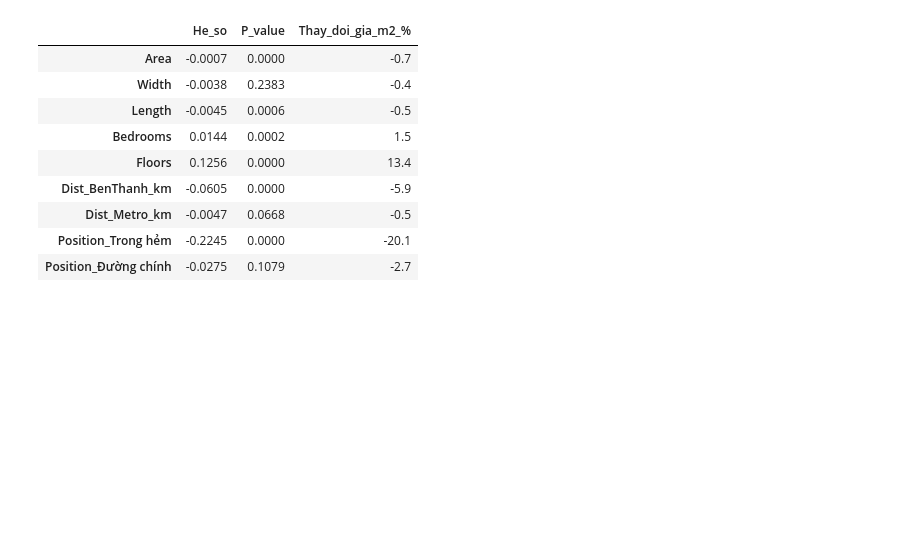
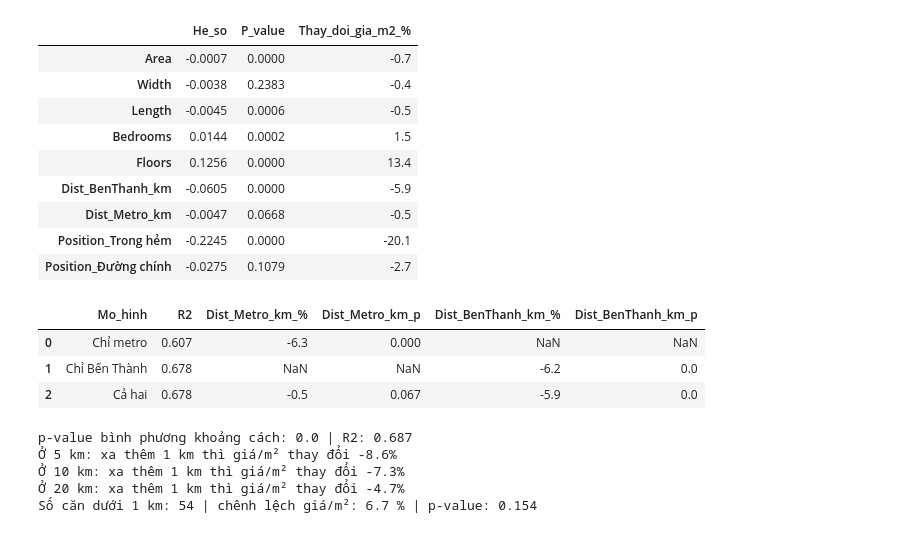
Before and after one commit to VuHuyen-Khanh/HCM-housing-price-analysis, a Jupyter notebook: notebooks/ols.ipynb, the cells around one changed output. Cells and saved outputs as stored; diff of their text form; code cells hidden in the pictures; blank space fills up the shorter version.

Commit message:
Thêm phân tích kiểm tra metro và độ cong khoảng cách

```diff
--- a/notebooks/ols.ipynb
+++ b/notebooks/ols.ipynb
@@ -172,3 +172,55 @@ bang_he_so
 | Dist_Metro_km | -0.0047 | 0.0668 | -0.5 |
 | Position_Trong hẻm | -0.2245 | 0.0000 | -20.1 |
 | Position_Đường chính | -0.0275 | 0.1079 | -2.7 |
+# %%
+# Kiểm tra thêm: hiểu sâu hơn về khoảng cách và metro =====
+# 1.So sánh 3 mô hình: chỉ metro, chỉ Bến Thành, cả hai
+cot_co_ban = ["Area", "Width", "Length", "Bedrooms", "Floors"]
+
+def mo_hinh_voi(cot_khoang_cach, them=None):
+    x = bang_train[cot_co_ban + cot_khoang_cach].copy()
+    x = pd.concat([x, pd.get_dummies(bang_train["Position"], prefix="Position", dtype=int)], axis=1)
+    x = x.drop(columns=["Position_Không rõ"])
+    if them is not None:
+        for ten, gia_tri in them.items():
+            x[ten] = gia_tri
+    return sm.OLS(bang_train["Log_Price_per_m2"], sm.add_constant(x)).fit(cov_type="HC3")
+
+ket_qua = []
+for ten, cot in [("Chỉ metro", ["Dist_Metro_km"]),
+                 ("Chỉ Bến Thành", ["Dist_BenThanh_km"]),
+                 ("Cả hai", ["Dist_BenThanh_km", "Dist_Metro_km"])]:
+    m = mo_hinh_voi(cot)
+    dong = {"Mo_hinh": ten, "R2": round(m.rsquared, 3)}
+    for c in cot:
+        dong[c + "_%"] = round((np.exp(m.params[c]) - 1) * 100, 1)
+        dong[c + "_p"] = round(m.pvalues[c], 3)
+    ket_qua.append(dong)
+bang_so_sanh_kc = pd.DataFrame(ket_qua)
+bang_so_sanh_kc.to_csv("../report/ols_so_sanh_khoang_cach.csv", index=False, encoding="utf-8-sig")
+display(bang_so_sanh_kc)
+
+# 2.Tác động của khoảng cách có đều không? Thêm bình phương khoảng cách
+m2 = mo_hinh_voi(["Dist_BenThanh_km", "Dist_Metro_km"], them={"BenThanh_binh_phuong": bang_train["Dist_BenThanh_km"] ** 2})
+b1, b2 = m2.params["Dist_BenThanh_km"], m2.params["BenThanh_binh_phuong"]
+print("p-value bình phương khoảng cách:", round(m2.pvalues["BenThanh_binh_phuong"], 4), "| R2:", round(m2.rsquared, 3))
+for d in [5, 10, 20]:
+    # độ dốc tại khoảng cách d: b1 + 2*b2*d
+    print(f"Ở {d} km: xa thêm 1 km thì giá/m² thay đổi {(np.exp(b1 + 2 * b2 * d) - 1) * 100:.1f}%")
+
+# 3.Nhà sát ga metro (dưới 1 km) có đắt hơn không?
+gan_metro = (bang_train["Dist_Metro_km"] < 1).astype(int)
+m3 = mo_hinh_voi(["Dist_BenThanh_km"], them={"Gan_metro_1km": gan_metro})
+print("Số căn dưới 1 km:", gan_metro.sum(),
+      "| chênh lệch giá/m²:", round((np.exp(m3.params["Gan_metro_1km"]) - 1) * 100, 1), "%",
+      "| p-value:", round(m3.pvalues["Gan_metro_1km"], 3))
+# %% [output]
+|  | Mo_hinh | R2 | Dist_Metro_km_% | Dist_Metro_km_p | Dist_BenThanh_km_% | Dist_BenThanh_km_p |
+| 0 | Chỉ metro | 0.607 | -6.3 | 0.000 | NaN | NaN |
+| 1 | Chỉ Bến Thành | 0.678 | NaN | NaN | -6.2 | 0.0 |
+| 2 | Cả hai | 0.678 | -0.5 | 0.067 | -5.9 | 0.0 |
+p-value bình phương khoảng cách: 0.0 | R2: 0.687
+Ở 5 km: xa thêm 1 km thì giá/m² thay đổi -8.6%
+Ở 10 km: xa thêm 1 km thì giá/m² thay đổi -7.3%
+Ở 20 km: xa thêm 1 km thì giá/m² thay đổi -4.7%
+Số căn dưới 1 km: 54 | chênh lệch giá/m²: 6.7 % | p-value: 0.154
```
Also changed, not shown: parts of 1 cell of this notebook, 1 other file.
